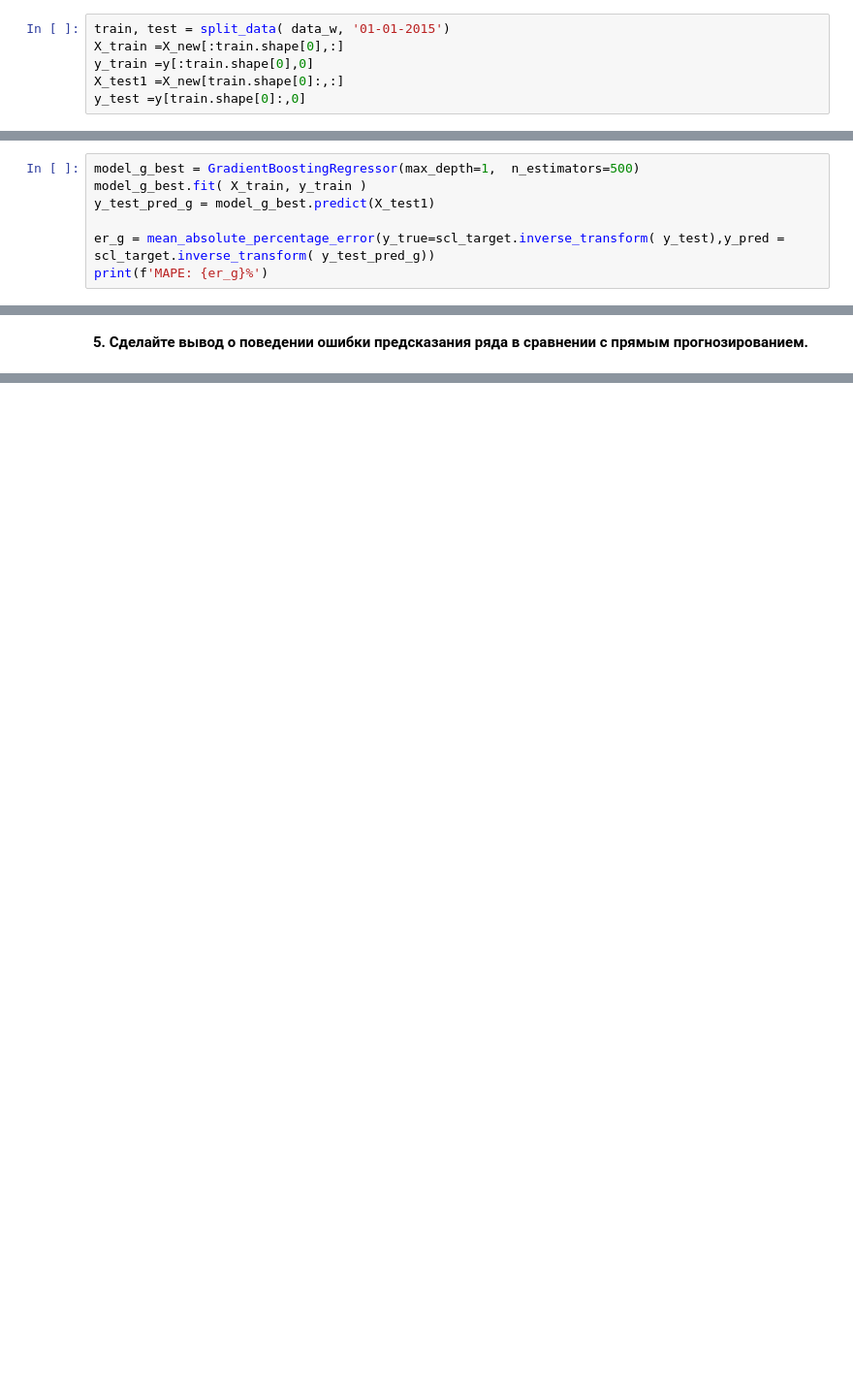
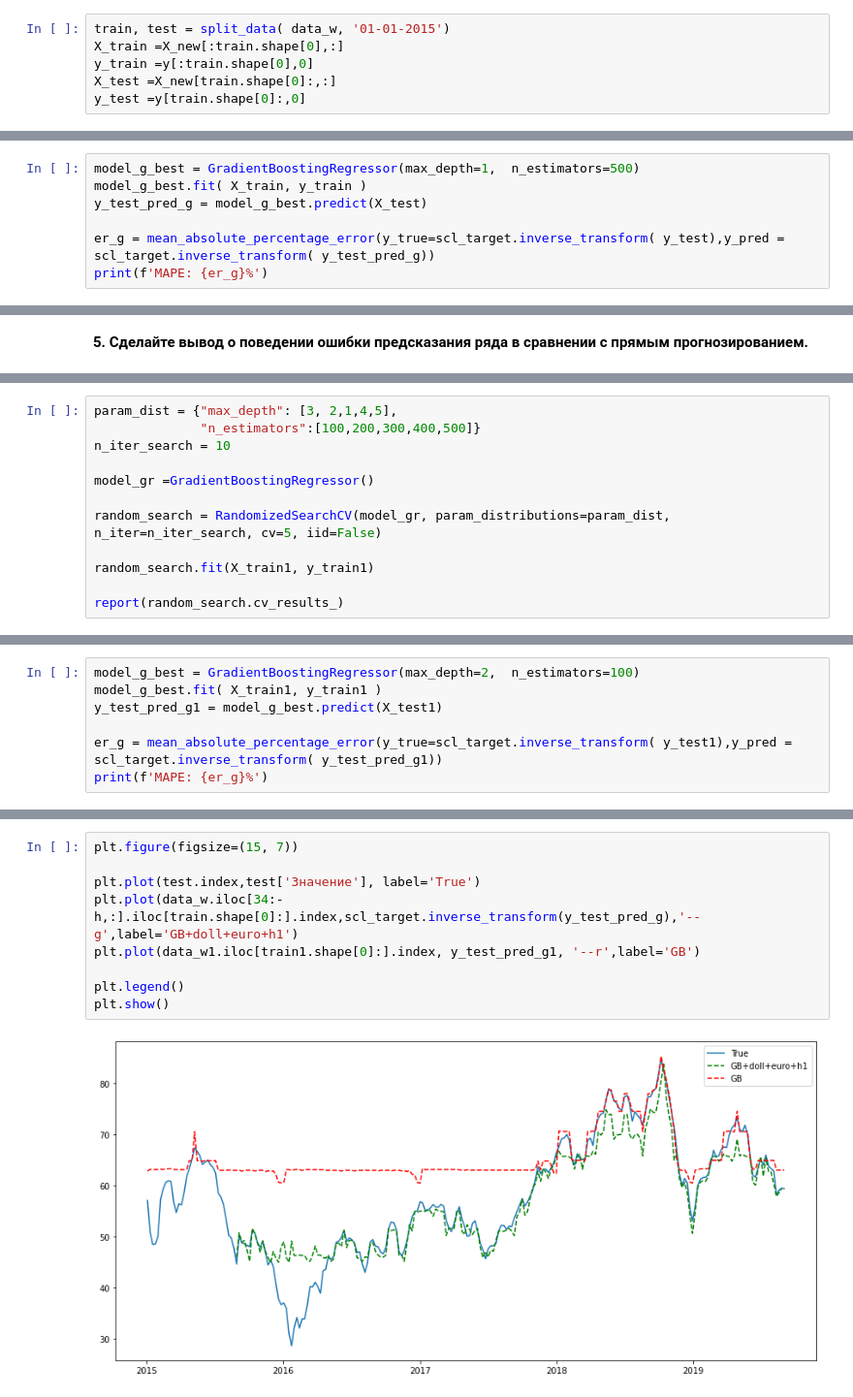
Before and after one commit to AltLumad/GeekBrains, a Jupyter notebook: Data_Science_for_business/05/05.ipynb, the cells around one changed output, grey strips where cells are left out. Shown: that part at 97% size. Cells and saved outputs as stored; diff of their text form; blank space fills up the shorter version.

```diff
--- a/Data_Science_for_business/05/05.ipynb
+++ b/Data_Science_for_business/05/05.ipynb
@@ -210,7 +211,7 @@ def mean_absolute_percentage_error(y_true, y_pred):
 train, test = split_data( data_w, '01-01-2015')
 X_train =X_new[:train.shape[0],:]
 y_train =y[:train.shape[0],0]
-X_test1 =X_new[train.shape[0]:,:]
+X_test =X_new[train.shape[0]:,:]
 y_test =y[train.shape[0]:,0]
 # %%
 param_dist = {"max_depth": [3, 2,1,4,5],
@@ -239,7 +240,7 @@ Parameters: {'n_estimators': 200, 'max_depth': 5}
 # %%
 model_g_best = GradientBoostingRegressor(max_depth=1,  n_estimators=500)
 model_g_best.fit( X_train, y_train )
-y_test_pred_g = model_g_best.predict(X_test1)
+y_test_pred_g = model_g_best.predict(X_test)
 
 er_g = mean_absolute_percentage_error(y_true=scl_target.inverse_transform( y_test),y_pred = scl_target.inverse_transform( y_test_pred_g))
 print(f'MAPE: {er_g}%')
@@ -252,0 +274,12 @@ __5. Сделайте вывод о поведении ошибки предск
+# %%
+param_dist = {"max_depth": [3, 2,1,4,5],
+              "n_estimators":[100,200,300,400,500]}
+n_iter_search = 10
+
+model_gr =GradientBoostingRegressor()
+
+random_search = RandomizedSearchCV(model_gr, param_distributions=param_dist, n_iter=n_iter_search, cv=5, iid=False)
+
+random_search.fit(X_train1, y_train1)
+
+report(random_search.cv_results_)
@@ -252,0 +298,7 @@ __5. Сделайте вывод о поведении ошибки предск
+# %%
+model_g_best = GradientBoostingRegressor(max_depth=2,  n_estimators=100)
+model_g_best.fit( X_train1, y_train1 )
+y_test_pred_g1 = model_g_best.predict(X_test1)
+
+er_g = mean_absolute_percentage_error(y_true=scl_target.inverse_transform( y_test1),y_pred = scl_target.inverse_transform( y_test_pred_g1))
+print(f'MAPE: {er_g}%')
@@ -252,0 +307,11 @@ __5. Сделайте вывод о поведении ошибки предск
+# %%
+plt.figure(figsize=(15, 7))
+
+plt.plot(test.index,test['Значение'], label='True')
+plt.plot(data_w.iloc[34:-h,:].iloc[train.shape[0]:].index,scl_target.inverse_transform(y_test_pred_g),'--g',label='GB+doll+euro+h1')
+plt.plot(data_w1.iloc[train1.shape[0]:].index, y_test_pred_g1, '--r',label='GB')
+
+plt.legend()
+plt.show()
+# %% [output]
+[figure, added]
```
Also changed, not shown: parts of 8 cells of this notebook.
